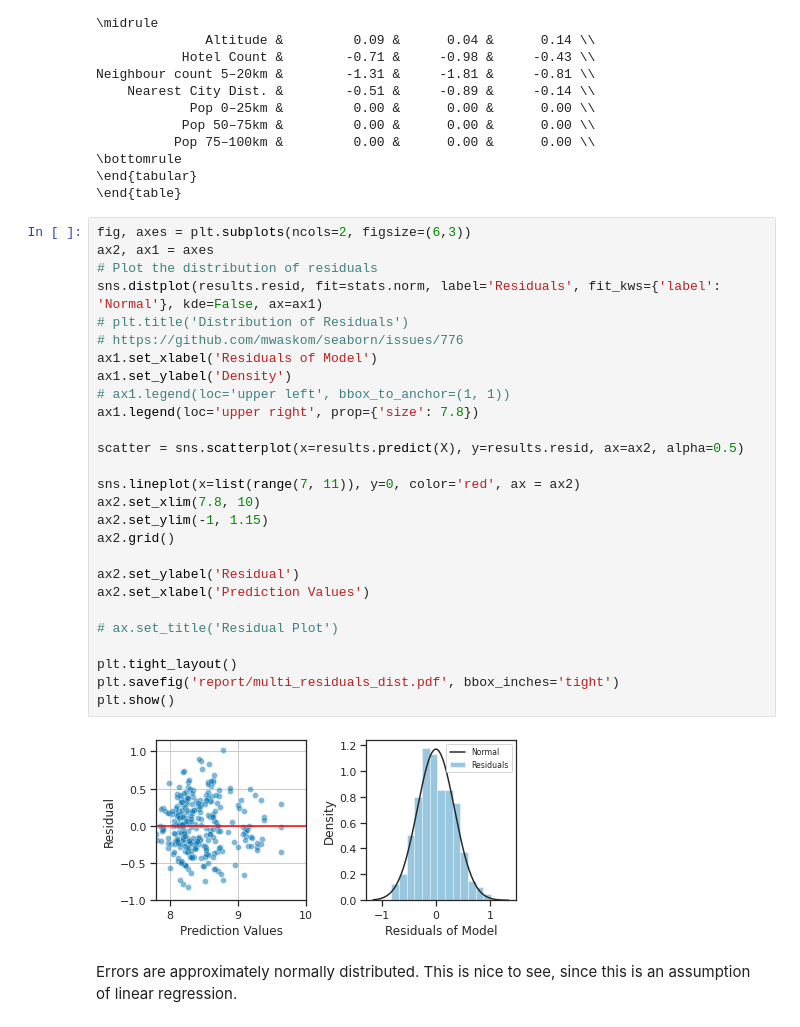
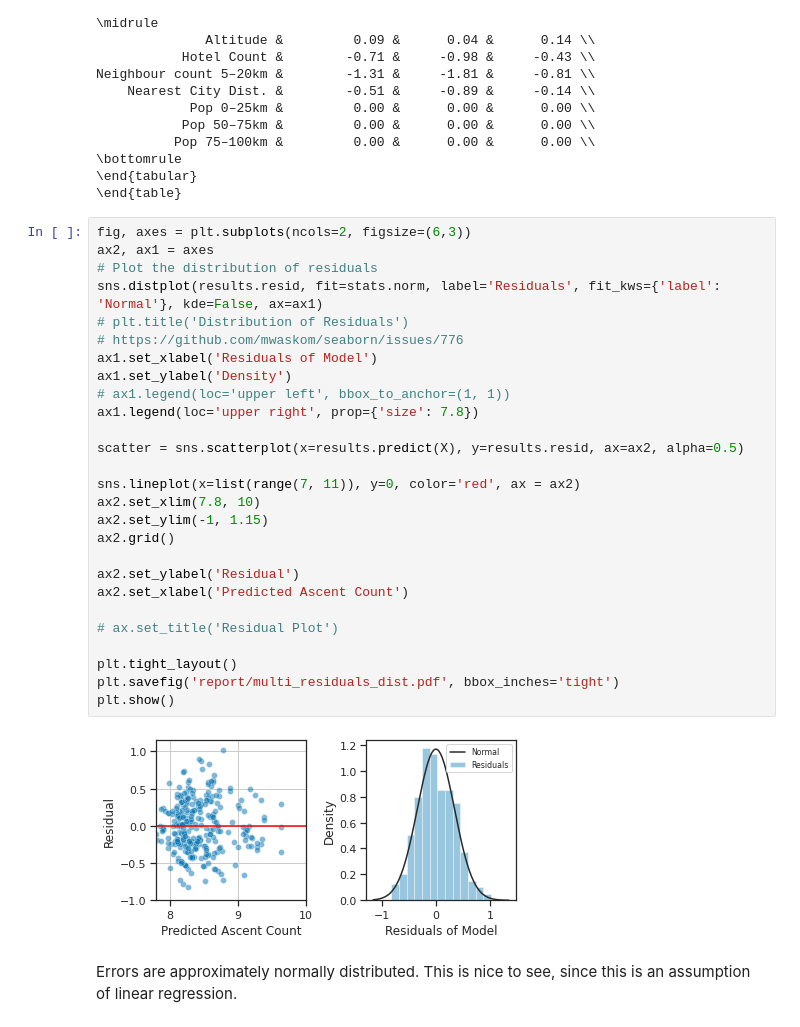
Before and after one commit to filipbalucha/FDS_final_project, a Jupyter notebook: data_analysis.ipynb, the cells around one changed output. Drawn from its saved outputs; the diff is of its cells as text.

```diff
--- a/data_analysis.ipynb
+++ b/data_analysis.ipynb
@@ -631,32 +628,32 @@ Neighbour count 5–20km &        -1.31 &     -1.81 &     -0.81 \\
 # %%
 fig, axes = plt.subplots(ncols=2, figsize=(6,3))
 ax2, ax1 = axes
 # Plot the distribution of residuals
 sns.distplot(results.resid, fit=stats.norm, label='Residuals', fit_kws={'label': 'Normal'}, kde=False, ax=ax1)
 # plt.title('Distribution of Residuals')
 # https://github.com/mwaskom/seaborn/issues/776
 ax1.set_xlabel('Residuals of Model')
 ax1.set_ylabel('Density')
 # ax1.legend(loc='upper left', bbox_to_anchor=(1, 1))
 ax1.legend(loc='upper right', prop={'size': 7.8})
 
 scatter = sns.scatterplot(x=results.predict(X), y=results.resid, ax=ax2, alpha=0.5)
 
 sns.lineplot(x=list(range(7, 11)), y=0, color='red', ax = ax2)
 ax2.set_xlim(7.8, 10)
 ax2.set_ylim(-1, 1.15)
 ax2.grid()
 
 ax2.set_ylabel('Residual')
-ax2.set_xlabel('Prediction Values')
+ax2.set_xlabel('Predicted Ascent Count')
 
 # ax.set_title('Residual Plot')
 
 plt.tight_layout()
 plt.savefig('report/multi_residuals_dist.pdf', bbox_inches='tight')
 plt.show()
 # %% [output]
-[figure, old version]
+[figure, new version]
 # %% [markdown]
 Errors are approximately normally distributed. This is nice to see, since this is an assumption of linear regression.
 # %% [markdown]
```
Also changed, not shown: parts of 8 cells of this notebook, 9 other files.
